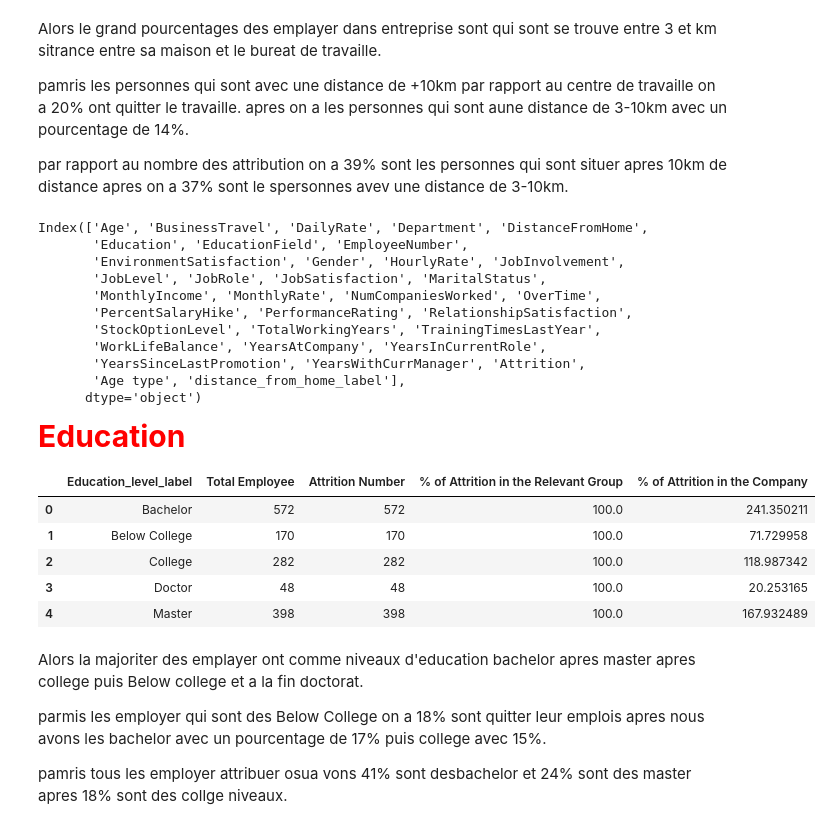
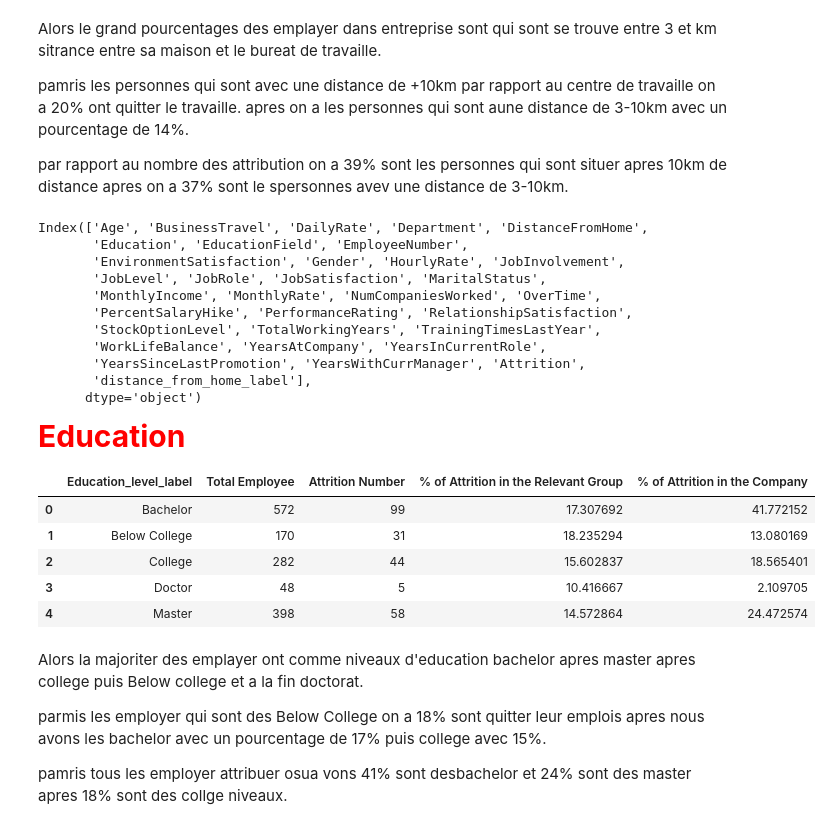
Before and after one commit to anass1209/MachineLearningProject, a Jupyter notebook: IBM HR Analytics Employee Attrition & Performance/modele.ipynb, the cells around one changed output. Drawn from its saved outputs; the diff is of its cells as text; code cells hidden in the pictures.

```diff
--- a/IBM HR Analytics Employee Attrition & Performance/modele.ipynb
+++ b/IBM HR Analytics Employee Attrition & Performance/modele.ipynb
@@ -104,5 +104,5 @@ Nombre de RelationshipSatisfaction unique:   [1 4 2 3]
 Nombre de Department unique:  ['Sales' 'Research & Development' 'Human Resources']
 Nombre de StandardHours unique:  [80]
 Nombre de TrainingTimesLastYear unique:  [0 3 2 5 1 4 6]
-# %%
-data['Attrition'] = data['Attrition'].astype(bool).astype(int)
+# %%
+data['Attrition'] = data['Attrition'].apply(lambda x: 0 if x == 'No' else 1)
@@ -193,7 +202,7 @@ data.head()
 5 rows × 32 columns
 # %%
 # Create Feature Dataframe
-def table_data(x):
+def table_df(x):
     """
     This function creates dataframe for each feature in the dataset
     """
@@ -246,6 +255,8 @@ age_type_percentages = data['Age type'].value_counts(normalize=True) * 100
 
 # Print the percentages
 print(f"{age_type_percentages}round(2)%")
+
+data = data.drop(labels = ['Age type'], axis = 1)
 # %% [output]
 Age type
 Adult         36.734694
@@ -448,21 +442,20 @@ Index(['Age', 'BusinessTravel', 'DailyRate', 'Department', 'DistanceFromHome',
        'StockOptionLevel', 'TotalWorkingYears', 'TrainingTimesLastYear',
        'WorkLifeBalance', 'YearsAtCompany', 'YearsInCurrentRole',
        'YearsSinceLastPromotion', 'YearsWithCurrManager', 'Attrition',
-       'Age type', 'distance_from_home_label'],
+       'distance_from_home_label'],
       dtype='object')
 # %% [markdown]
 <p style="color:red; font-weight:bold; font-size: 30px">Education</p>
 # %%
 data['Education_level_label'] = ['Below College' if x == 1 else 'College' if x == 2 else 'Bachelor' if x == 3 else 'Master' if x == 4 else 'Doctor' if x == 5 else 'Unknown' for x in data['Education']]
-Education_attrition = table_df('Education_level_label')
-Education_attrition
+table_df('Education_level_label')
 # %% [output]
 |  | Education_level_label | Total Employee | Attrition Number | % of Attrition in the Relevant Group | % of Attrition in the Company |
-| 0 | Bachelor | 572 | 572 | 100.0 | 241.350211 |
-| 1 | Below College | 170 | 170 | 100.0 | 71.729958 |
-| 2 | College | 282 | 282 | 100.0 | 118.987342 |
-| 3 | Doctor | 48 | 48 | 100.0 | 20.253165 |
-| 4 | Master | 398 | 398 | 100.0 | 167.932489 |
+| 0 | Bachelor | 572 | 99 | 17.307692 | 41.772152 |
+| 1 | Below College | 170 | 31 | 18.235294 | 13.080169 |
+| 2 | College | 282 | 44 | 15.602837 | 18.565401 |
+| 3 | Doctor | 48 | 5 | 10.416667 | 2.109705 |
+| 4 | Master | 398 | 58 | 14.572864 | 24.472574 |
 # %% [markdown]
 Alors la majoriter des emplayer ont comme niveaux d'education bachelor apres master apres college puis Below college et a la fin doctorat.
 
```
Also changed, not shown: parts of 115 cells of this notebook.
